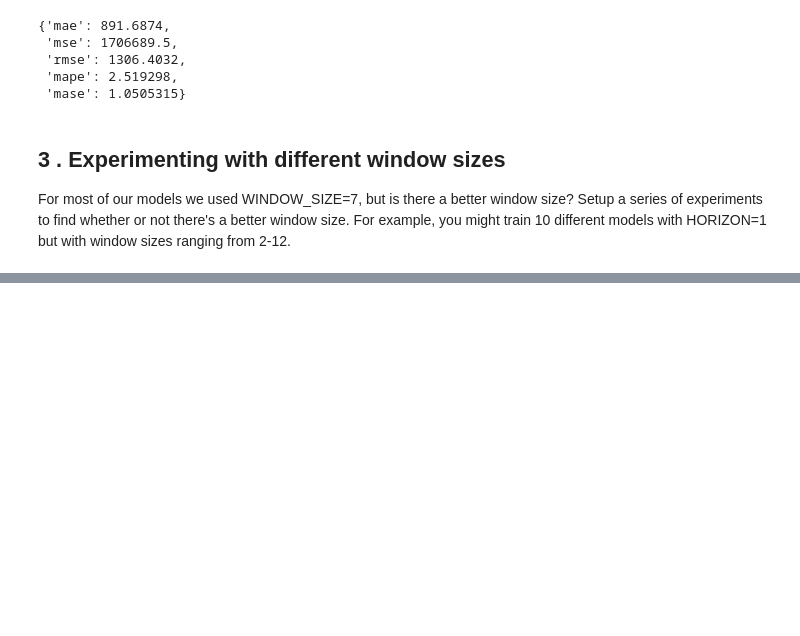
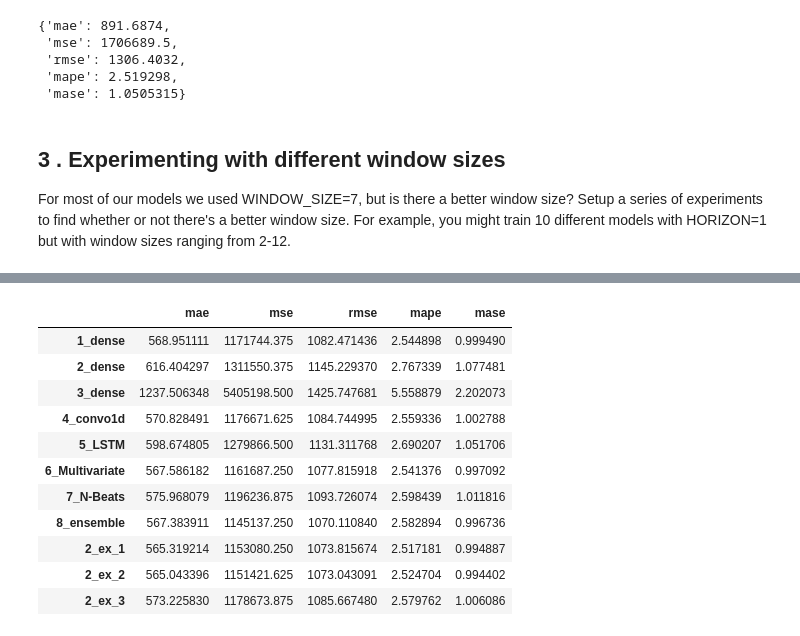
Before and after one commit to ThejakaSEP/Tensorflow_Certification, a Jupyter notebook: 10_time_series_forecasting_with_tensorflow.ipynb, the cells around one changed output, grey strips where cells are left out. Saved outputs shown, nothing was run; the diff lists cells and outputs as text; code cells hidden in the pictures; blank space fills up the shorter version.

```diff
--- a/10_time_series_forecasting_with_tensorflow.ipynb
+++ b/10_time_series_forecasting_with_tensorflow.ipynb
@@ -2895,0 +3044,4 @@ WINDOW_SIZE =
+# %%
+# Make windowed data with appropriate horizon and window sizes
+full_windows, full_labels = make_windows(prices, window_size=WINDOW_SIZE, horizon=HORIZON)
+len(full_windows), len(full_labels)
@@ -2895,0 +3050,6 @@ WINDOW_SIZE =
+# %%
+# Make train and testing windows
+train_windows, test_windows, train_labels, test_labels = make_train_test_splits(windows=full_windows,
+                                                                                labels=full_labels,
+                                                                                test_split=0.2)
+len(train_windows), len(test_windows), len(train_labels), len(test_labels)
@@ -2895,0 +3085,4 @@ WINDOW_SIZE =
+# %%
+# Load in the best performing model
+model_2_ex_3 = tf.keras.models.load_model("model_experiments/model_2_dense_ex_3/")
+model_2_ex_3.evaluate(test_windows, test_labels)
@@ -2895,0 +3092,9 @@ WINDOW_SIZE =
+# %%
+# Get forecast predictions
+model_2_ex_3_preds = make_preds(model_2_ex_3,
+                           input_data=test_windows)
+
+# Evaluate results for model 2 predictions
+model_2_ex_3_results = evaluate_preds(y_true=tf.squeeze(test_labels),
+                                 y_pred=model_2_ex_3_preds)
+model_2_ex_3_results
@@ -2895,0 +3108,31 @@ WINDOW_SIZE =
+# %%
+# Combine model results into a DataFrame
+all_models_results = pd.DataFrame({
+                                   '1_dense': model_1_results,
+                                   '2_dense': model_2_results,
+                                   '3_dense': model_3_results,
+                                   '4_convo1d': model_4_results,
+                                   '5_LSTM': model_5_results,
+                                   '6_Multivariate': model_6_results,
+                                   '7_N-Beats': model_7_results,
+                                   '8_ensemble': ensemble_results,
+                                   '2_ex_1': model_2_ex_1_results,
+                                   '2_ex_2': model_2_ex_2_results,
+                                   '2_ex_3': model_2_ex_3_results,})
+
+
+all_models_results = all_models_results.transpose()
+all_models_results
+# %% [output]
+|  | mae | mse | rmse | mape | mase |
+| 1_dense | 568.951111 | 1171744.375 | 1082.471436 | 2.544898 | 0.999490 |
+| 2_dense | 616.404297 | 1311550.375 | 1145.229370 | 2.767339 | 1.077481 |
+| 3_dense | 1237.506348 | 5405198.500 | 1425.747681 | 5.558879 | 2.202073 |
+| 4_convo1d | 570.828491 | 1176671.625 | 1084.744995 | 2.559336 | 1.002788 |
+| 5_LSTM | 598.674805 | 1279866.500 | 1131.311768 | 2.690207 | 1.051706 |
+| 6_Multivariate | 567.586182 | 1161687.250 | 1077.815918 | 2.541376 | 0.997092 |
+| 7_N-Beats | 575.968079 | 1196236.875 | 1093.726074 | 2.598439 | 1.011816 |
+| 8_ensemble | 567.383911 | 1145137.250 | 1070.110840 | 2.582894 | 0.996736 |
+| 2_ex_1 | 565.319214 | 1153080.250 | 1073.815674 | 2.517181 | 0.994887 |
+| 2_ex_2 | 565.043396 | 1151421.625 | 1073.043091 | 2.524704 | 0.994402 |
+| 2_ex_3 | 573.225830 | 1178673.875 | 1085.667480 | 2.579762 | 1.006086 |
```
Also changed, not shown: parts of 87 cells of this notebook.
